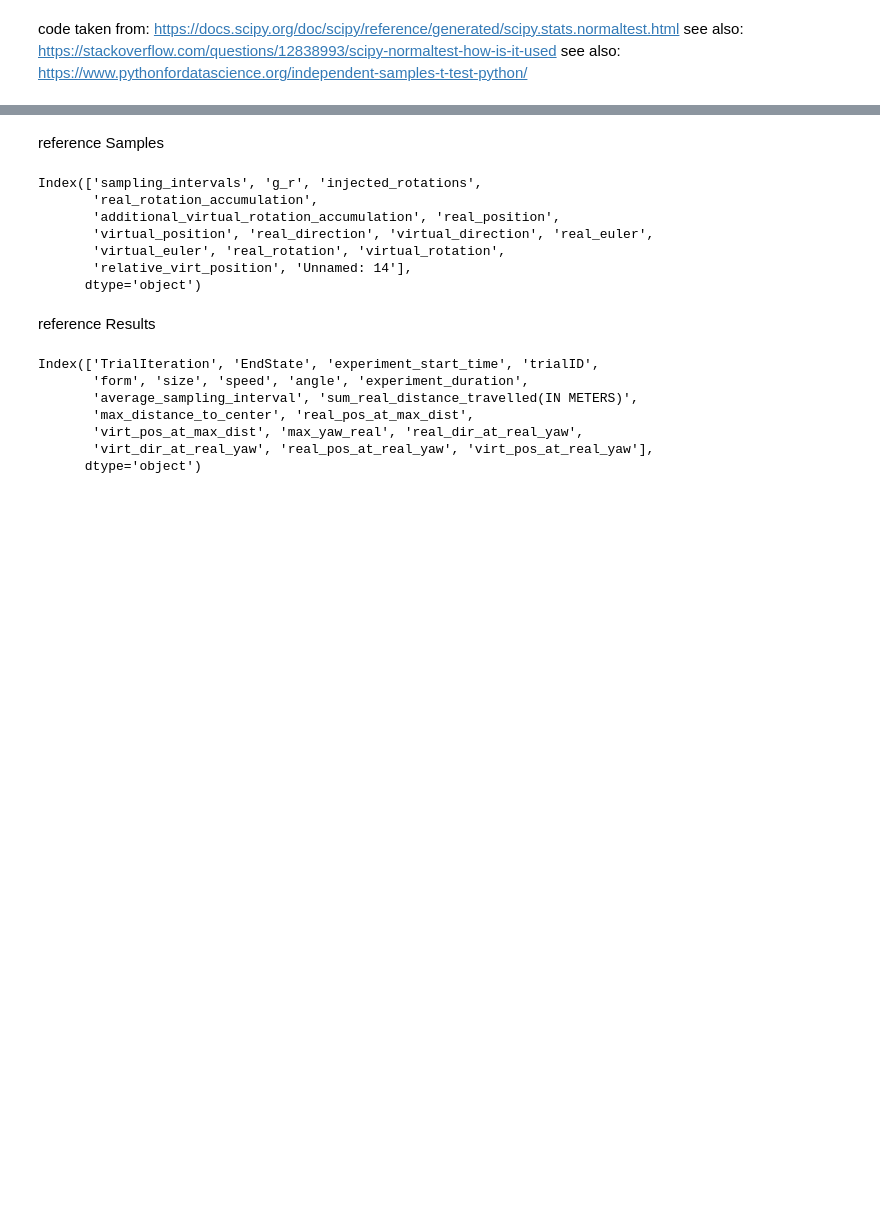
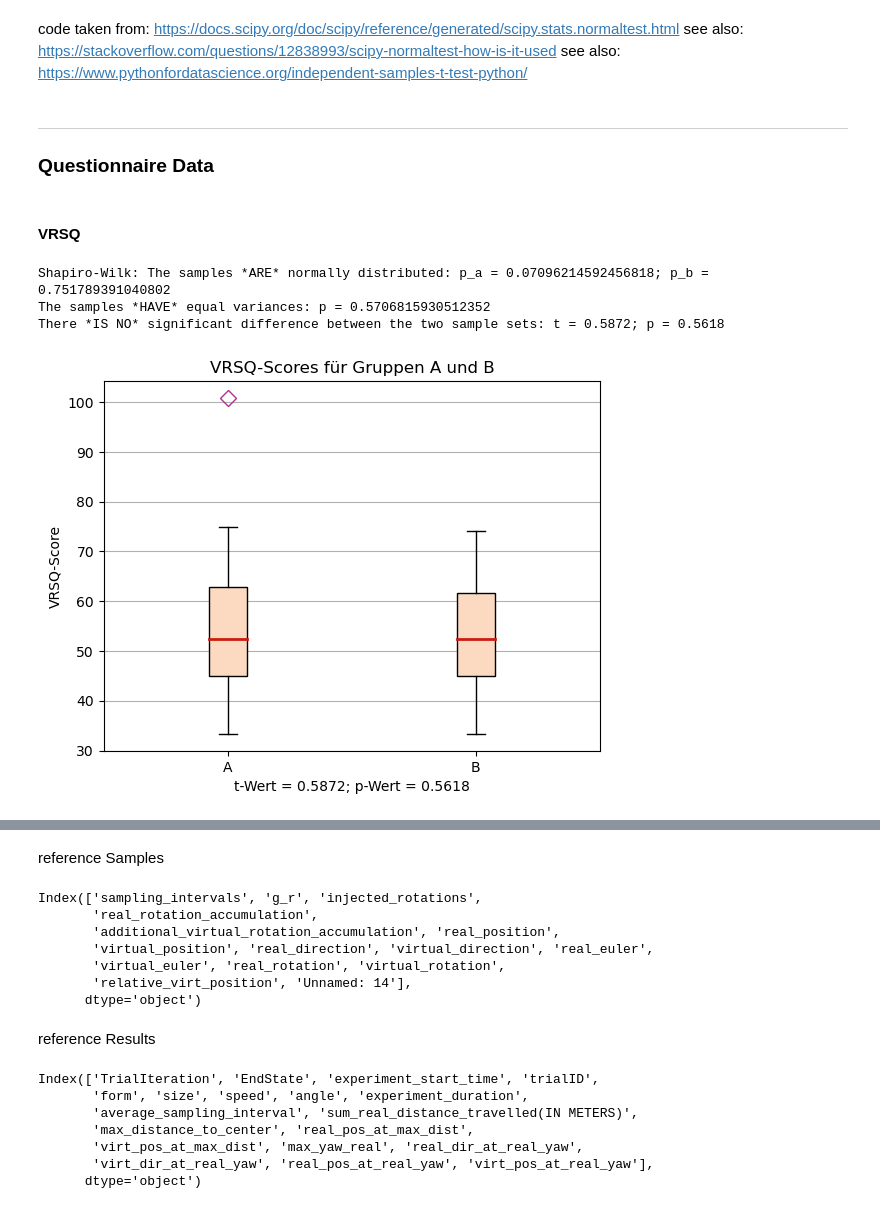
Before and after one commit to Knerten0815/VR_Dodge_Study, a Jupyter notebook: Data-Visualization/Jupyter Notebooks/How to load your data into python.ipynb, the cells around one changed output, grey strips where cells are left out. Saved outputs shown, nothing was run; the diff lists cells and outputs as text; code cells hidden in the pictures; blank space fills up the shorter version.

Commit message:
updated data evalation notebook.

```diff
--- a/Data-Visualization/Jupyter Notebooks/How to load your data into python.ipynb
+++ b/Data-Visualization/Jupyter Notebooks/How to load your data into python.ipynb
@@ -427,8 +473,11 @@ see also: https://www.pythonfordatascience.org/independent-samples-t-test-python
 # %%
-def independent_test(a, b, alpha=0.05, print_results=False):
+def independent_test(a, b, alpha=0.05, print_results=False, print_boxplot=False, digits=4):
     a_series = pd.Series(a)
     b_series = pd.Series(b)
     #both = pd.Series(a + b)
+
+    if(print_boxplot):
+        boxplot([a, b], value_names=['A', 'B'], title='Boxplot', xlabel='Gruppen', ylabel='Werte')
 
     hypothesis = True
     equal_var = True
@@ -447,17 +496,18 @@ def independent_test(a, b, alpha=0.05, print_results=False):
                 print(f'Shapiro-Wilk: The samples of b {ftxt.RED}*ARE NOT*{ftxt.END} normally distributed: p_b = {p_shapiro_b}')
 
         # use Mann-Whitney U test for non-normal distribution
-        _, p_mannwhitney = stats.mannwhitneyu(a_series, b_series)
+        statistic, p_mannwhitney = stats.mannwhitneyu(a_series, b_series)
         if p_mannwhitney > alpha:
             if print_results:
-                print(f'{ftxt.YELLOW}MANN-WHITNEY:{ftxt.END} There *IS NO* significant difference between the two sample sets: p = {p_mannwhitney}')
+                print(f'{ftxt.YELLOW}MANN-WHITNEY:{ftxt.END} There {ftxt.BLUE}*IS NO*{ftxt.END} significant difference between the two sample sets: U = {statistic.round(digits)}; p = {p_mannwhitney.round(digits)}')
         else:
             if print_results:
-                print(f'{ftxt.YELLOW}MANN-WHITNEY:{ftxt.END} There *IS* a significant difference between the two sample sets: p = {p_mannwhitney}')
+                print(f'{ftxt.YELLOW}MANN-WHITNEY:{ftxt.END} There {ftxt.CYAN}*IS*{ftxt.END} a significant difference between the two sample sets: U = {statistic.round(digits)}; p = {p_mannwhitney.round(digits)}')
             hypothesis = False
+            cohens_d(a_series, b_series, digits)
 
         # early Mann-Whitney U test return
-        return hypothesis, p_mannwhitney
+        return hypothesis, p_mannwhitney, statistic, 'U-Wert'
 
 
     # equal variance
@@ -472,15 +522,16 @@ def independent_test(a, b, alpha=0.05, print_results=False):
 
 
     # t-Test
-    _, p_ttest = stats.ttest_ind(a_series, b_series, equal_var=equal_var)
+    statistic, p_ttest = stats.ttest_ind(a_series, b_series, equal_var=equal_var)
 
     if p_ttest > alpha:
         if print_results:
-            print(f'There *IS NO* significant difference between the two sample sets: p = {p_ttest}')
+            print(f'There {ftxt.BLUE}*IS NO*{ftxt.END} significant difference between the two sample sets: t = {statistic.round(digits)}; p = {p_ttest.round(digits)}')
     else:
         if print_results:
-            print(f'There *IS* a significant difference between the two sample sets: p = {p_ttest}')
+            print(f'There {ftxt.CYAN}*IS*{ftxt.END} a significant difference between the two sample sets: t = {statistic.round(digits)}; p = {p_ttest.round(digits)}')
         hypothesis = False
+        cohens_d(a_series, b_series, digits)
 
-    return hypothesis, p_ttest
+    return hypothesis, p_ttest, statistic, 't-Wert'
 # %%
@@ -590,0 +702,32 @@ def subboxplot(ax: plt.Axes, values, value_names=['A', 'B'], title:str ='', xlab
+# %% [markdown]
+***
+### Questionnaire Data
+# %% [markdown]
+#### VRSQ
+# %%
+b_scores, a_scores = [], []
+
+for user_key in questionnaire_dict:
+    # if(user_key == 'A12'):
+    #     continue
+    user_answers = questionnaire_dict[user_key]
+    a = user_answers['Allgemeines Unwohlsein'] + user_answers['Ermüdung'] + user_answers['Kopfschmerzen'] + user_answers['angestrengte Augen']
+    b = user_answers['Schwierigkeiten scharf zu sehen'] + user_answers['Kopfdruck'] + user_answers['Verschwommenes Sehen'] + user_answers['Schwindel bei geschlossenen Augen'] + user_answers['Gleichgewichtsstörungen']
+    c = a / 12 * 100
+    d = b / 15 * 100
+    user_score = (c + d) / 2
+    questionnaire_dict[user_key]['VRSQ-Score'] = user_score
+    #print('VRSQ Score for', user_answers['ID Nummer'], 'is', questionnaire_dict[user_key]['VRSQ-Score'])
+
+    if 'A' in user_key:
+        a_scores.append(user_score)
+    elif 'B' in user_key:
+        b_scores.append(user_score)
+
+_, p, t_stat, method = independent_test(a_scores, b_scores, print_results= True)
+boxplot([a_scores, b_scores], title='VRSQ-Scores für Gruppen A und B', xlabel=f'{method} = {t_stat.round(4)}; p-Wert = {p.round(4)}', ylabel='VRSQ-Score')
+# %% [output]
+Shapiro-Wilk: The samples *ARE* normally distributed: p_a = 0.07096214592456818; p_b = 0.751789391040802
+The samples *HAVE* equal variances: p = 0.5706815930512352
+There *IS NO* significant difference between the two sample sets: t = 0.5872; p = 0.5618
+[figure, new version]
```
Also changed, not shown: parts of 74 cells of this notebook.
